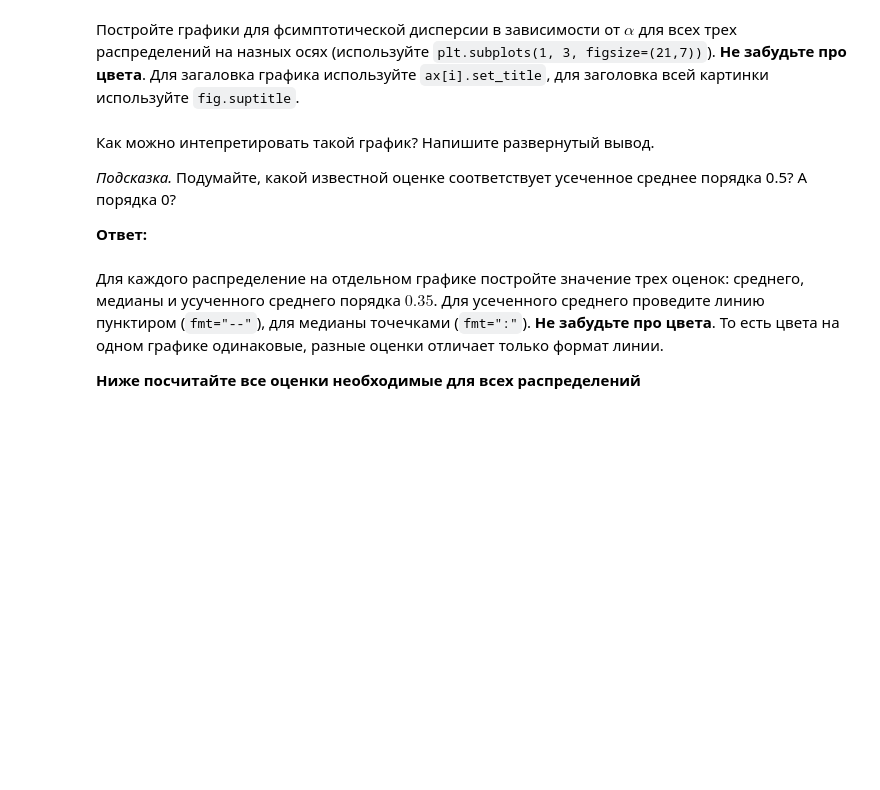
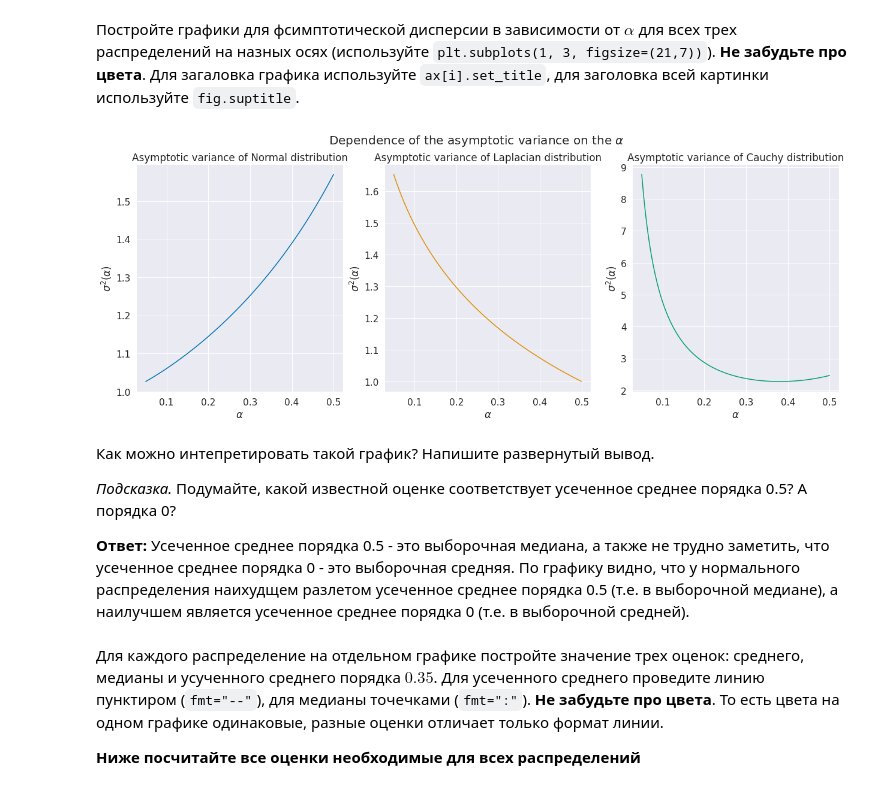
Before and after one commit to ashot-gimishyan/MathStat-Practise, a Jupyter notebook: task_3.ipynb, the cells around one changed output. Cells and saved outputs as stored; diff of their text form; code cells hidden in the pictures; blank space fills up the shorter version.

```diff
--- a/task_3.ipynb
+++ b/task_3.ipynb
@@ -119,12 +135,14 @@ $$
 Напишите функцию, которая это делает.
 
 *Подсказка.* Для численного интегрирования используйте функцию `quad` из модуля `scipy.integrate`
-# %%
-from scipy.integrate import quad
-
-def asymp_var(distr, alpha):
-    #YOUR CODE GOES HERE
-    return None
+# %%
+from scipy.integrate import quad
+
+def asymp_var(distr, alpha):
+    quantile = distr.ppf(q=1 - alpha)
+    denominator = (1 - 2 * alpha)**2
+    integral = quad(func=lambda x: (x**2) * distr.pdf(x), a=0, b=quantile)
+    return 2 * (integral[0] + alpha * (quantile**2)) / denominator
 # %% [markdown]
 Постройте графики для фсимптотической дисперсии в зависимости от $\alpha$ для всех трех распределений на назных осях (используйте `plt.subplots(1, 3, figsize=(21,7))`). **Не забудьте про цвета**. Для загаловка графика используйте `ax[i].set_title`, для заголовка всей картинки используйте `fig.suptitle`.
 # %%
@@ -134,9 +150,28 @@ alpha_grid = np.linspace(0.05, 0.49999, 100)
+# %%
+titles = ['Normal', 'Laplacian', 'Cauchy']
+distributions = [norm_distr, laplacian_distr, cauchy_distr]
+colors = [color_for_normal, color_for_laplace, color_for_cauchy]
+asymp_var_vector = np.vectorize(asymp_var)
+
+def asymptotic_variance_plot(alpha_grid, distributions, titles, colors):
+  fig, axes = plt.subplots(1, 3, figsize=(21, 7))
+  fig.suptitle("Dependence of the asymptotic variance on the $\\alpha$", fontsize=20)
+  for index in range(len(distributions)):
+    axes[index].set_title(f"Asymptotic variance of {titles[index]} distribution")
+    axes[index].set_ylabel("$\\sigma^2(\\alpha)$")
+    axes[index].set_xlabel("$\\alpha$")
+    axes[index].plot(alpha_grid, asymp_var_vector(distributions[index], alpha_grid), color=colors[index])
+  plt.show()
+# %%
+asymptotic_variance_plot(alpha_grid, distributions, titles, colors)
+# %% [output]
+[figure, added]
 # %% [markdown]
 Как можно интепретировать такой график? Напишите развернутый вывод.
 
 *Подсказка.* Подумайте, какой известной оценке соответствует усеченное среднее порядка 0.5? А порядка 0?
 
-**Ответ:**
+**Ответ:** Усеченное среднее порядка 0.5 - это выборочная медиана, а также не трудно заметить, что усеченное среднее порядка 0 - это выборочная средняя. По графику видно, что у нормального распределения наихудщем разлетом усеченное среднее порядка 0.5 (т.е. в выборочной медиане), а наилучшем является усеченное среднее порядка 0 (т.е. в выборочной средней).
 # %% [markdown]
 Для каждого распределение на отдельном графике постройте значение трех оценок: среднего, медианы и усученного среднего порядка $0.35$. Для усеченного среднего проведите линию пунктиром (`fmt="--"`), для медианы точечками (`fmt=":"`). **Не забудьте про цвета**. То есть цвета на одном графике одинаковые, разные оценки отличает только формат линии.
 
```
Also changed, not shown: parts of 22 cells of this notebook.
